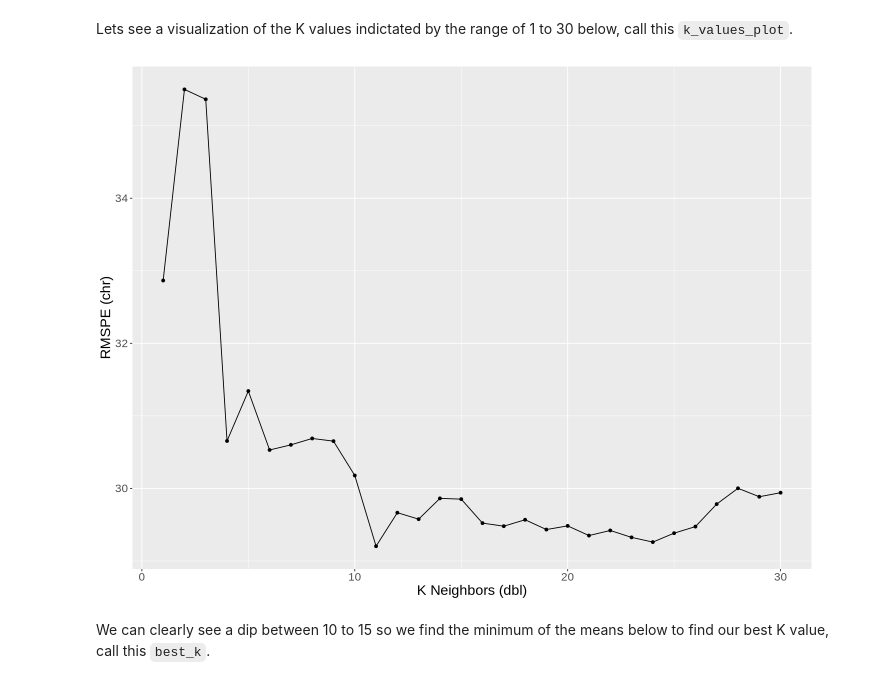
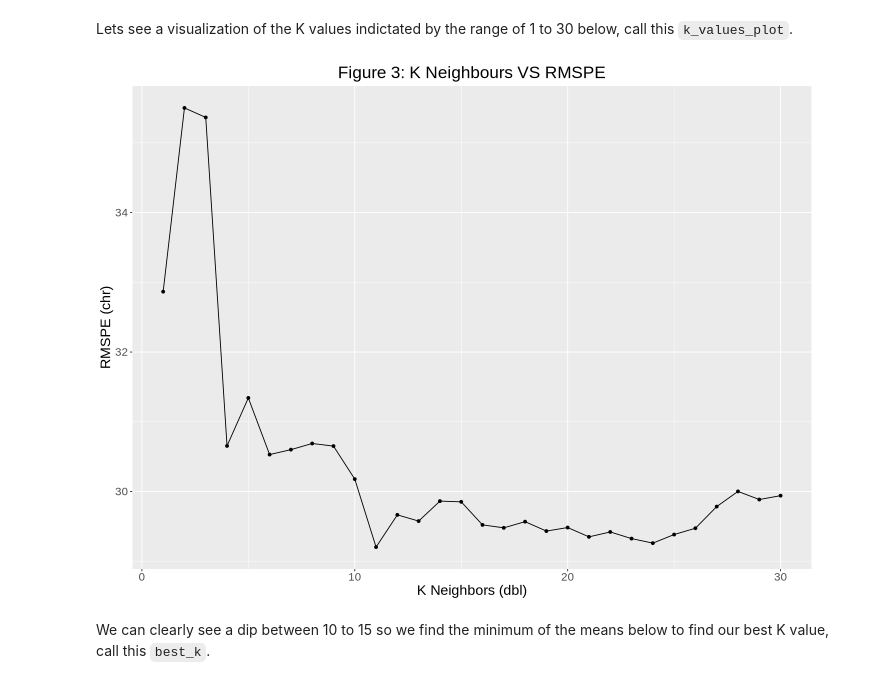
Before and after one commit to iSqlqmi/dsci_100_group_project, a Jupyter notebook: project_final_report.ipynb, the cells around one changed output. Drawn from its saved outputs; the diff is of its cells as text; code cells hidden in the pictures.

```diff
--- a/project_final_report.ipynb
+++ b/project_final_report.ipynb
@@ -343,16 +343,18 @@ Lets see a visualization of the K values indictated by the range of 1 to 30 belo
 # %%
 options(repr.plot.width = 12, repr.plot.height = 9)
 k_values_plot <- players_results |>
     ggplot(aes(x = neighbors, y = mean)) +
     geom_point() +
     geom_line() +
     labs(
         x = "K Neighbors (dbl)",
-        y = "RMSPE (chr)") +
-    theme(text = element_text(size = 17))
+        y = "RMSPE (chr)",
+        title = "Figure 3: K Neighbours VS RMSPE") +
+    theme(text = element_text(size = 17),
+         plot.title = element_text(hjust = 0.5))
 k_values_plot
 # %% [output]
-[figure, old version]
+[figure, new version]
 # %% [markdown]
 We can clearly see a dip between 10 to 15 so we find the minimum of the means below to find our best K value, call this `best_k`.
 # %%
```
Also changed, not shown: parts of 8 cells of this notebook.
